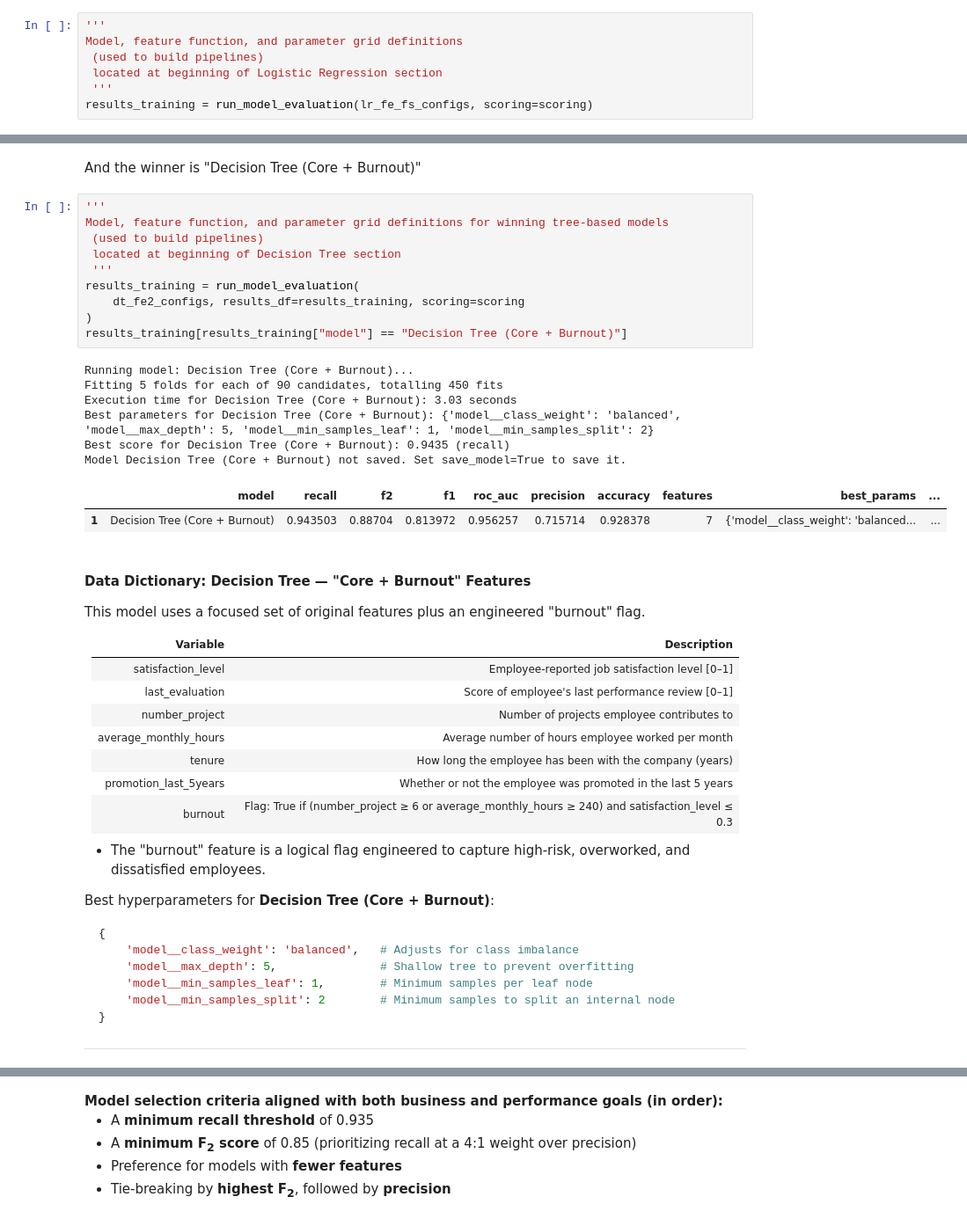
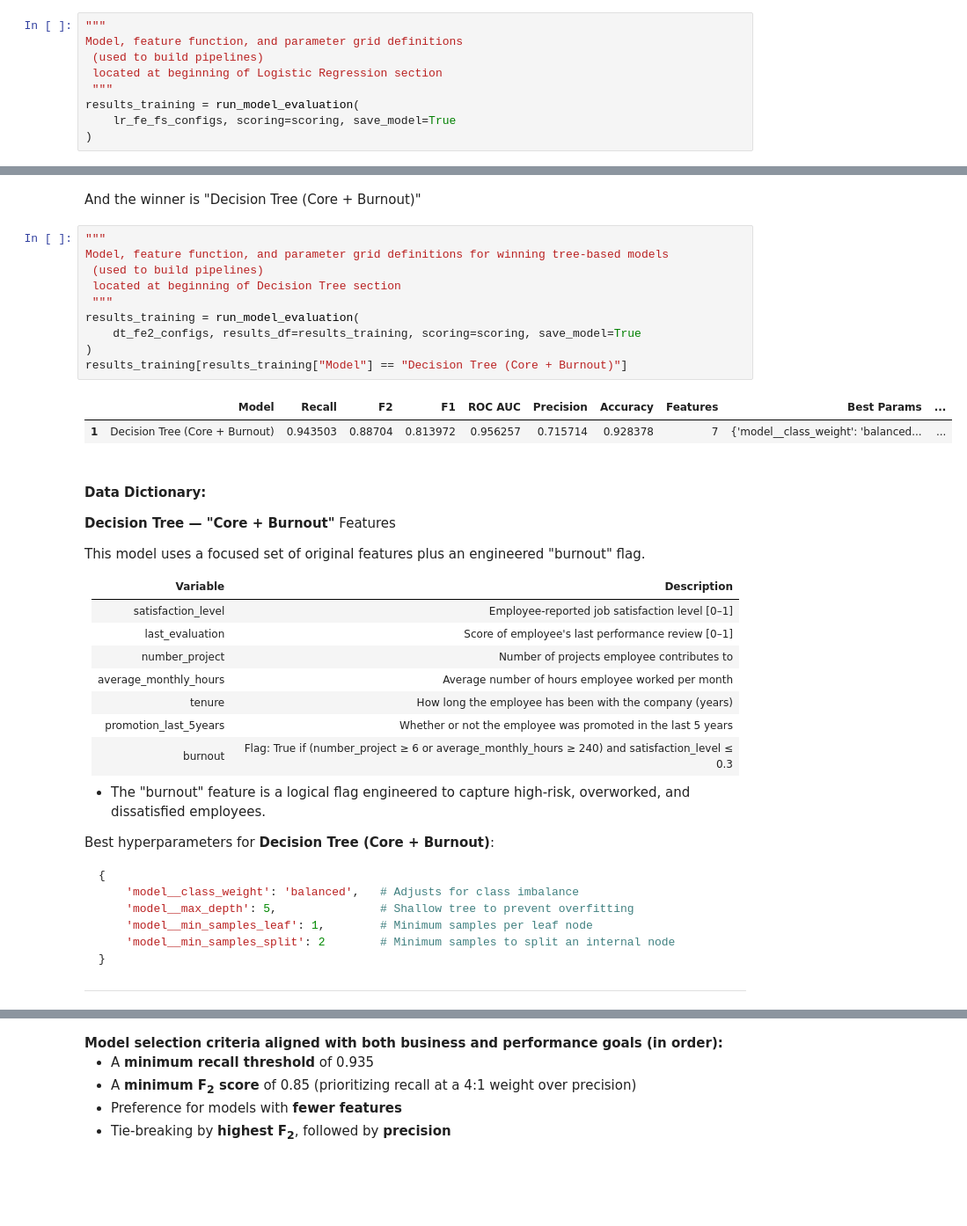
Before and after one commit to johbry17/Salifort-Employee-Churn-ml, a Jupyter notebook: notebooks/models.ipynb, the cells around one changed output, grey strips where cells are left out. Shown at 88% size. Saved outputs shown, nothing was run; the diff lists cells and outputs as text; blank space fills up the shorter version.

Commit message:
feat: evaluate final models on holdout test set and save results

```diff
--- a/notebooks/models.ipynb
+++ b/notebooks/models.ipynb
@@ -1110,9 +938,11 @@ df_lr_winner
 # %% [markdown]
 And the winner is "Logistic Regression with Binning (feature selection)"
 # %%
-'''
+"""
 Model, feature function, and parameter grid definitions
  (used to build pipelines)
  located at beginning of Logistic Regression section
- '''
-results_training = run_model_evaluation(lr_fe_fs_configs, scoring=scoring)
+ """
+results_training = run_model_evaluation(
+    lr_fe_fs_configs, scoring=scoring, save_model=True
+)
@@ -1369,26 +1177,22 @@ df_dt_winner
 # %% [markdown]
 And the winner is "Decision Tree (Core + Burnout)"
 # %%
-'''
+"""
 Model, feature function, and parameter grid definitions for winning tree-based models
  (used to build pipelines)
  located at beginning of Decision Tree section
- '''
+ """
 results_training = run_model_evaluation(
-    dt_fe2_configs, results_df=results_training, scoring=scoring
+    dt_fe2_configs, results_df=results_training, scoring=scoring, save_model=True
 )
-results_training[results_training["model"] == "Decision Tree (Core + Burnout)"]
+results_training[results_training["Model"] == "Decision Tree (Core + Burnout)"]
 # %% [output]
-Running model: Decision Tree (Core + Burnout)...
-Fitting 5 folds for each of 90 candidates, totalling 450 fits
-Execution time for Decision Tree (Core + Burnout): 3.03 seconds
-Best parameters for Decision Tree (Core + Burnout): {'model__class_weight': 'balanced', 'model__max_depth': 5, 'model__min_samples_leaf': 1, 'model__min_samples_split': 2}
-Best score for Decision Tree (Core + Burnout): 0.9435 (recall)
-Model Decision Tree (Core + Burnout) not saved. Set save_model=True to save it.
-|  | model | recall | f2 | f1 | roc_auc | precision | accuracy | features | best_params | ... |
+|  | Model | Recall | F2 | F1 | ROC AUC | Precision | Accuracy | Features | Best Params | ... |
 | 1 | Decision Tree (Core + Burnout) | 0.943503 | 0.88704 | 0.813972 | 0.956257 | 0.715714 | 0.928378 | 7 | {'model__class_weight': 'balanced... | ... |
 # %% [markdown]
-#### Data Dictionary: Decision Tree — "Core + Burnout" Features
+#### Data Dictionary:
+
+**Decision Tree — "Core + Burnout"** Features
 
 This model uses a focused set of original features plus an engineered "burnout" flag.
 
```
Also changed, not shown: parts of 61 cells of this notebook, 2 other files.
